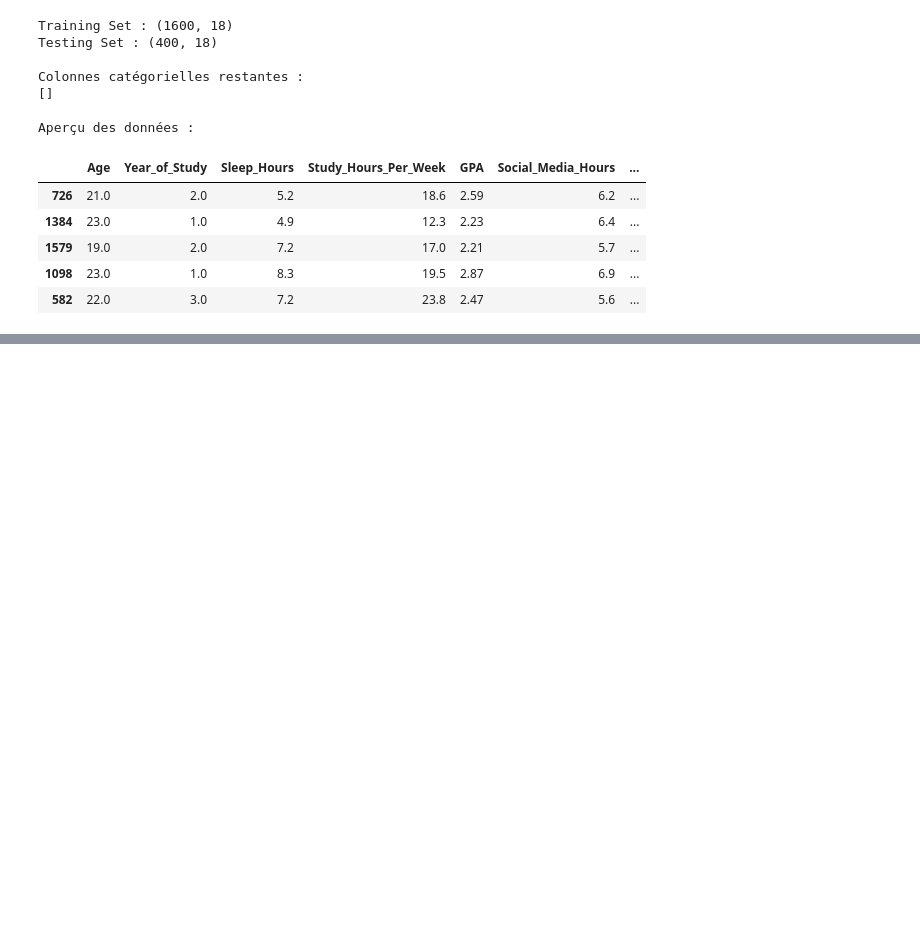
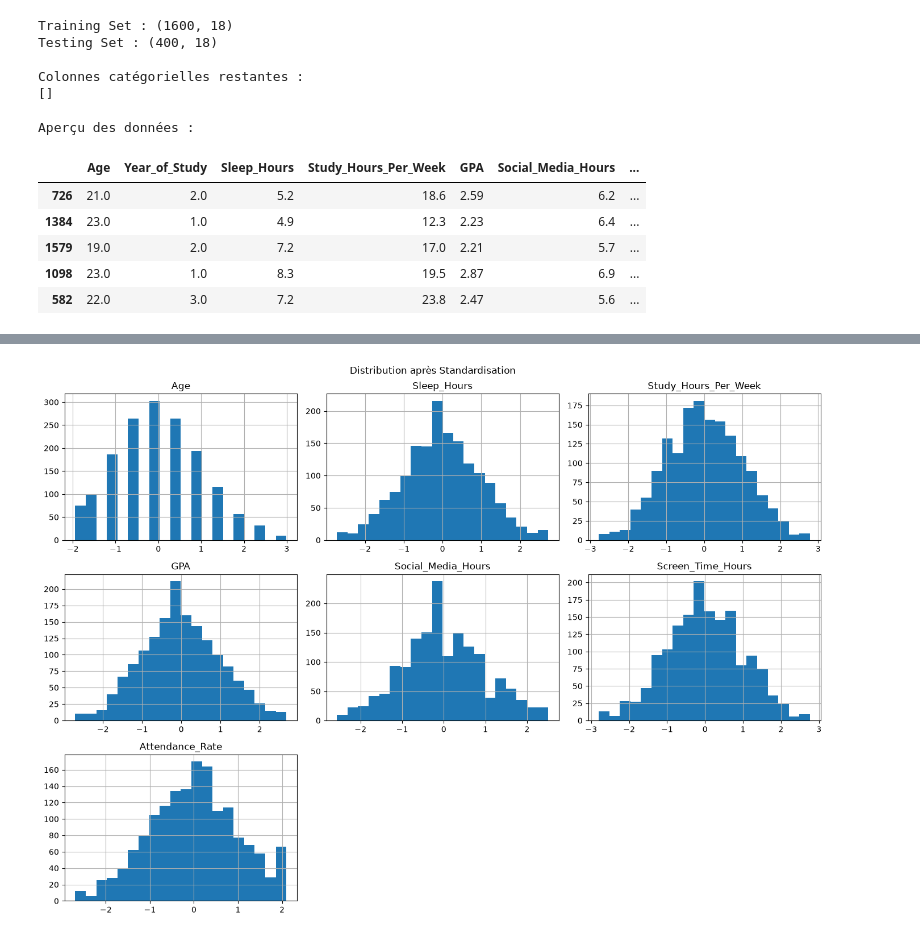
Before and after one commit to Azzam-Olaya/student-mental-health-pipeline, a Jupyter notebook: notebook/preprocessing.ipynb, the cells around one changed output, grey strips where cells are left out. Drawn from its saved outputs; the diff is of its cells as text; code cells hidden in the pictures; blank space fills up the shorter version.

Commit message:
preprocessing: add StandardScaler for numerical features

```diff
--- a/notebook/preprocessing.ipynb
+++ b/notebook/preprocessing.ipynb
@@ -382,0 +385,19 @@ Aperçu des données :
+# %%
+numerical_features = [
+    'Age',
+    'Sleep_Hours',
+    'Study_Hours_Per_Week',
+    'GPA',
+    'Social_Media_Hours',
+    'Screen_Time_Hours',
+    'Attendance_Rate'
+]
+
+# Garder uniquement les colonnes présentes
+numerical_features = [
+    col for col in numerical_features
+    if col in X_train_final.columns
+]
+
+print("Variables à standardiser :")
+print(numerical_features)
@@ -382,0 +407,15 @@ Aperçu des données :
+# %%
+from sklearn.preprocessing import StandardScaler
+
+# Créer le scaler
+scaler = StandardScaler()
+
+# Apprendre et transformer les données Train
+X_train_final[numerical_features] = scaler.fit_transform(
+    X_train_final[numerical_features]
+)
+
+# Transformer les données Test avec les mêmes paramètres
+X_test_final[numerical_features] = scaler.transform(
+    X_test_final[numerical_features]
+)
@@ -382,0 +450,11 @@ Aperçu des données :
+# %%
+X_train_final[numerical_features].hist(
+    figsize=(14, 10),
+    bins=20
+)
+
+plt.suptitle("Distribution après Standardisation")
+plt.tight_layout()
+plt.show()
+# %% [output]
+[figure, added]
```
Also changed, not shown: parts of 3 cells of this notebook.
